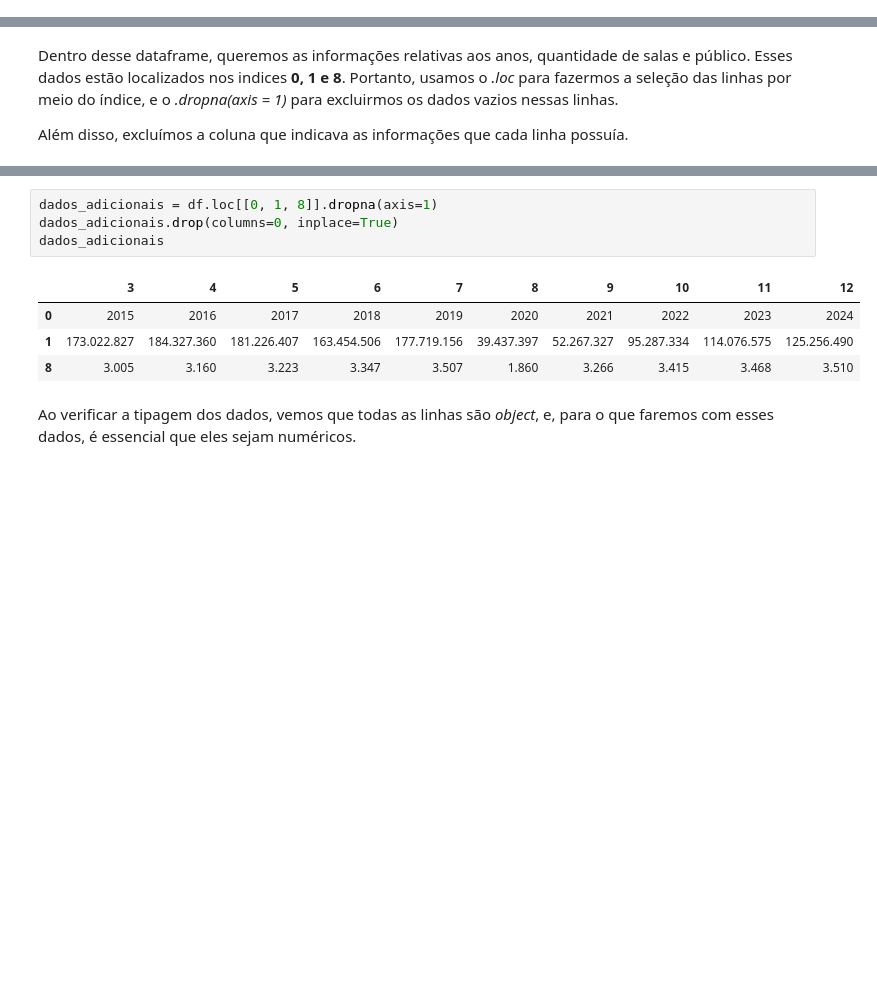
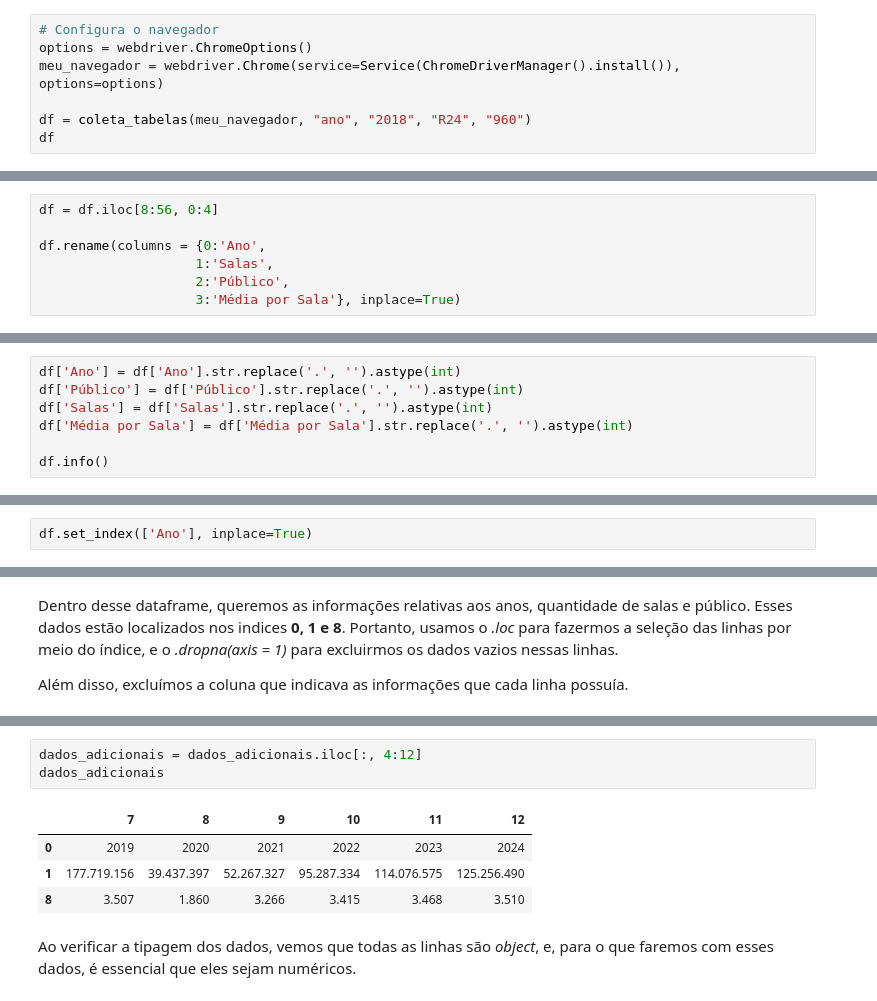
Before and after one commit to ricardomoraisp/Trabalho-ICD-2025.2, a Jupyter notebook: relacao_sala_publico.ipynb, the cells around one changed output, grey strips where cells are left out. Drawn from its saved outputs; the diff is of its cells as text; blank space fills up the shorter version.

Commit message:
adicionando a coleta de dados de Sala Multiplex e Relação Sala e Público

```diff
--- a/relacao_sala_publico.ipynb
+++ b/relacao_sala_publico.ipynb
@@ -77,0 +14,7 @@ df_incompleto
+# %%
+# Configura o navegador
+options = webdriver.ChromeOptions()
+meu_navegador = webdriver.Chrome(service=Service(ChromeDriverManager().install()), options=options)
+
+df = coleta_tabelas(meu_navegador, "ano", "2018", "R24", "960")
+df
@@ -77,0 +48,7 @@ df_incompleto
+# %%
+df = df.iloc[8:56, 0:4]
+
+df.rename(columns = {0:'Ano',
+                    1:'Salas',
+                    2:'Público',
+                    3:'Média por Sala'}, inplace=True)
@@ -77,0 +77,7 @@ df_incompleto
+# %%
+df['Ano'] = df['Ano'].str.replace('.', '').astype(int)
+df['Público'] = df['Público'].str.replace('.', '').astype(int)
+df['Salas'] = df['Salas'].str.replace('.', '').astype(int)
+df['Média por Sala'] = df['Média por Sala'].str.replace('.', '').astype(int)
+
+df.info()
@@ -77,0 +98,2 @@ df_incompleto
+# %%
+df.set_index(['Ano'], inplace=True)
@@ -118,12 +171,11 @@ Além disso, excluímos a coluna que indicava as informações que cada linha po
 # %%
-dados_adicionais = df.loc[[0, 1, 8]].dropna(axis=1)
-dados_adicionais.drop(columns=0, inplace=True)
+dados_adicionais = dados_adicionais.iloc[:, 4:12]
 dados_adicionais
 # %% [output]
-|  | 3 | 4 | 5 | 6 | 7 | 8 | 9 | 10 | 11 | 12 |
-| 0 | 2015 | 2016 | 2017 | 2018 | 2019 | 2020 | 2021 | 2022 | 2023 | 2024 |
-| 1 | 173.022.827 | 184.327.360 | 181.226.407 | 163.454.506 | 177.719.156 | 39.437.397 | 52.267.327 | 95.287.334 | 114.076.575 | 125.256.490 |
-| 8 | 3.005 | 3.160 | 3.223 | 3.347 | 3.507 | 1.860 | 3.266 | 3.415 | 3.468 | 3.510 |
+|  | 7 | 8 | 9 | 10 | 11 | 12 |
+| 0 | 2019 | 2020 | 2021 | 2022 | 2023 | 2024 |
+| 1 | 177.719.156 | 39.437.397 | 52.267.327 | 95.287.334 | 114.076.575 | 125.256.490 |
+| 8 | 3.507 | 1.860 | 3.266 | 3.415 | 3.468 | 3.510 |
 # %% [markdown]
 Ao verificar a tipagem dos dados, vemos que todas as linhas são *object*, e, para o que faremos com esses dados, é essencial que eles sejam numéricos.
 # %%
```
Also changed, not shown: parts of 22 cells of this notebook, 3 other files.
